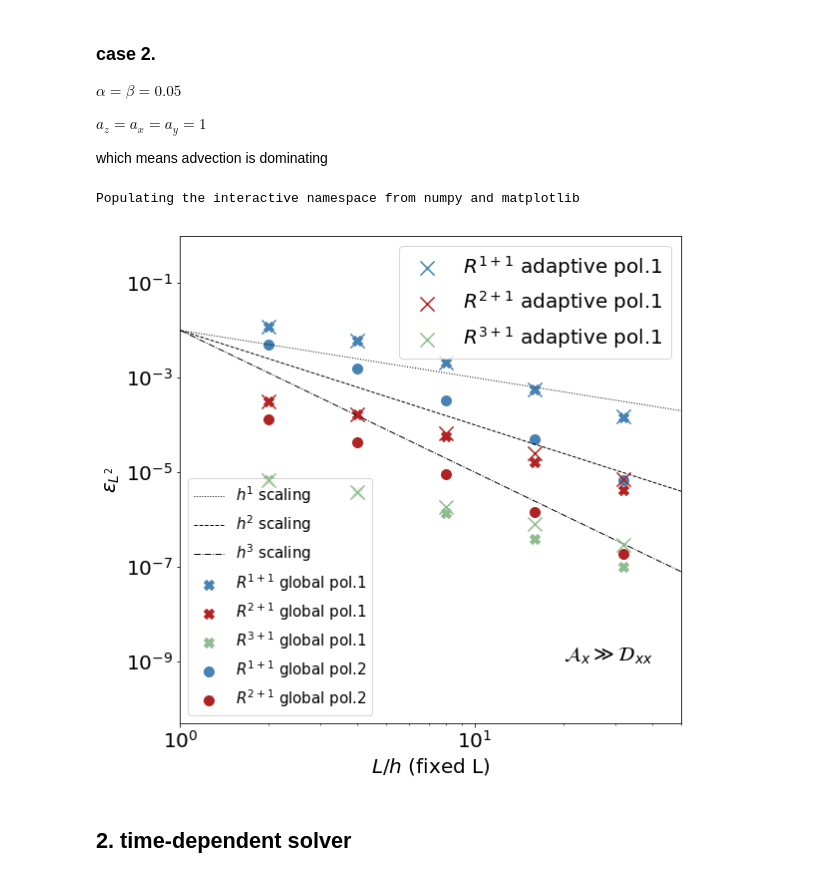
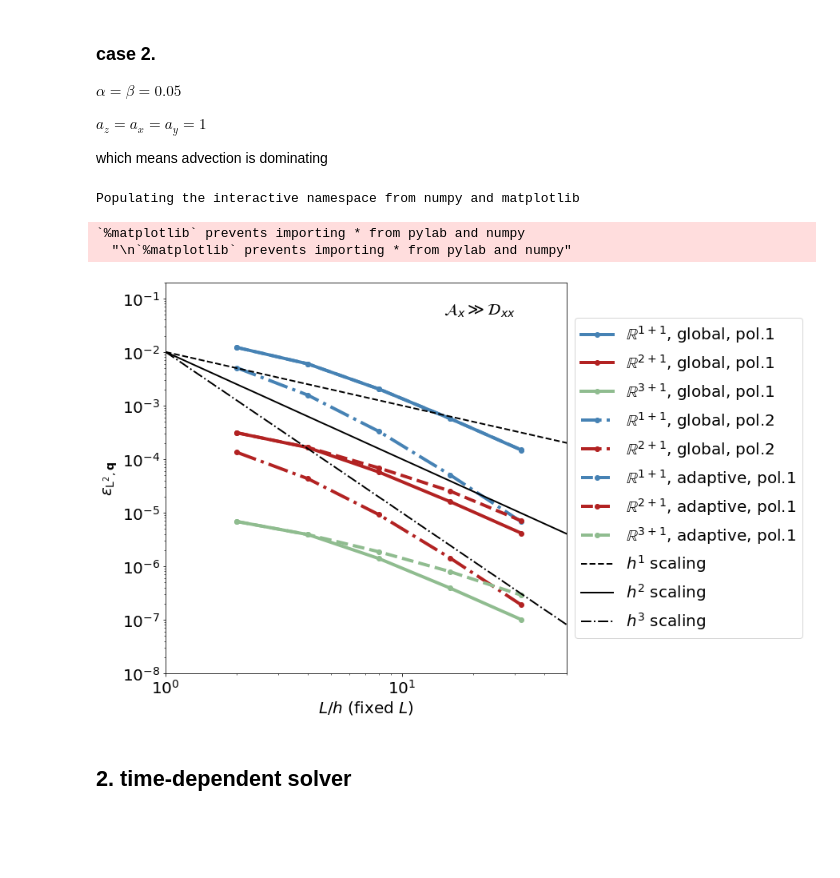
Before and after one commit to gioacchinowang/BIFET, a Jupyter notebook: examples/example_light_ADxx.ipynb, the cells around one changed output. Cells and saved outputs as stored; diff of their text form; code cells hidden in the pictures; blank space fills up the shorter version.

```diff
--- a/examples/example_light_ADxx.ipynb
+++ b/examples/example_light_ADxx.ipynb
@@ -236,56 +251,74 @@ e_2d_rg2 = array(matrix('0    0.000134061;\
 e_3d_ra1 = array(matrix('0    6.82644e-06;\
 1    3.89493e-06;\
 2    1.85483e-06;\
 3    7.90739e-07;\
 4    2.88236e-07'))
 
 e_3d_rg1 = array(matrix('0    6.82644e-06;\
 1    3.8918e-06;\
 2    1.38484e-06;\
 3    3.89549e-07;\
 4    1.00496e-07'))
 
 fig1, ax1 = plt.subplots(figsize=(9,9))
+#matplotlib.pyplot.grid(True, which="both")
 
-g1 = ax1.scatter(2**(e_1d_rg1[:,0]+1),e_1d_rg1[:,1],marker='X',s=100,c='steelblue',label='$R^{1+1}$ global pol.1')
-g2 = ax1.scatter(2**(e_2d_rg1[:,0]+1),e_2d_rg1[:,1],marker='X',s=100,c='firebrick',label='$R^{2+1}$ global pol.1')
-g3 = ax1.scatter(2**(e_3d_rg1[:,0]+1),e_3d_rg1[:,1],marker='X',s=100,c='darkseagreen',label='$R^{3+1}$ global pol.1')
+ylim = (1.e-8,0.2)
 
-g12 = ax1.scatter(2**(e_1d_rg2[:,0]+1),e_1d_rg2[:,1],marker='o',s=100,c='steelblue',label='$R^{1+1}$ global pol.2')
-g22 = ax1.scatter(2**(e_2d_rg2[:,0]+1),e_2d_rg2[:,1],marker='o',s=100,c='firebrick',label='$R^{2+1}$ global pol.2')
+g1 = ax1.plot(2**(e_1d_rg1[:,0]+1),e_1d_rg1[:,1],
+              marker='o',markersize=6,c='steelblue',linewidth=4,
+              label=r'$\mathbb{R}^{1+1}$, global, pol.1')
+g2 = ax1.plot(2**(e_2d_rg1[:,0]+1),e_2d_rg1[:,1],
+              marker='o',markersize=6,c='firebrick',linewidth=4,
+              label=r'$\mathbb{R}^{2+1}$, global, pol.1')
+g3 = ax1.plot(2**(e_3d_rg1[:,0]+1),e_3d_rg1[:,1],
+              marker='o',markersize=6,c='darkseagreen',linewidth=4,
+              label=r'$\mathbb{R}^{3+1}$, global, pol.1')
+
+g12 = ax1.plot(2**(e_1d_rg2[:,0]+1),e_1d_rg2[:,1],
+               marker='o',markersize=6,c='steelblue',linewidth=4,linestyle='-.',
+               label=r'$\mathbb{R}^{1+1}$, global, pol.2')
+g22 = ax1.plot(2**(e_2d_rg2[:,0]+1),e_2d_rg2[:,1],
+               marker='o',markersize=6,c='firebrick',linewidth=4,linestyle='-.',
+               label=r'$\mathbb{R}^{2+1}$, global, pol.2')
+
+a1 = ax1.plot(2**(e_1d_ra1[:,0]+1),e_1d_ra1[:,1],
+              marker='o',markersize=6,c='steelblue',linewidth=4,linestyle='--',
+              label=r'$\mathbb{R}^{1+1}$, adaptive, pol.1')
+a2 = ax1.plot(2**(e_2d_ra1[:,0]+1),e_2d_ra1[:,1],
+              marker='o',markersize=6,c='firebrick',linewidth=4,linestyle='--',
+              label=r'$\mathbb{R}^{2+1}$, adaptive, pol.1')
+a3 = ax1.plot(2**(e_3d_ra1[:,0]+1),e_3d_ra1[:,1],
+              marker='o',markersize=6,c='darkseagreen',linewidth=4,linestyle='--',
+              label=r'$\mathbb{R}^{3+1}$, adaptive, pol.1')
 
 x0 = linspace(1,300,20)
-l1 = ax1.plot(x0,0.01/x0**1,'k:',linewidth=1,label='$h^{1}$ scaling')
-l2 = ax1.plot(x0,0.01/x0**2,'k--',linewidth=1,label='$h^{2}$ scaling')
-l3 = ax1.plot(x0,0.01/x0**3,'k-.',linewidth=1,label='$h^{3}$ scaling')
+l1 = ax1.plot(x0,0.01/x0**1,'k--',linewidth=2,label=r'$h^{1}$ scaling')
+l2 = ax1.plot(x0,0.01/x0**2,'k-',linewidth=2,label=r'$h^{2}$ scaling')
+l3 = ax1.plot(x0,0.01/x0**3,'k-.',linewidth=2,label=r'$h^{3}$ scaling')
+
 ax1.set_xscale("log", nonposx='clip')
 ax1.set_yscale("log", nonposy='clip')
 #ax1.set_title('advection dominates', fontsize='20')
 ax1.tick_params(axis='both', which='major', labelsize='20')
 
-ax1.legend(loc=3,fontsize='15')
+lgd = ax1.legend(loc='center left', bbox_to_anchor=(1, 0.5),fontsize=20)
 ax1.set_xlim((1,50))
-ax1.set_ylim((5.e-11,1))
-ax1.set_xlabel('$L/h$ (fixed L)',fontsize='20')
-ax1.set_ylabel('$\epsilon_{L^2}$',fontsize='20')
+ax1.set_ylim(ylim)
+ax1.set_xlabel(r'$L/h$ (fixed $L$)',fontsize='20')
+ax1.set_ylabel(r'$\epsilon_{\mathrm{L}^2,\mathbf{q}}$',fontsize='20')
 
-ax2 = ax1.twinx()
-a1 = ax2.scatter(2**(e_1d_ra1[:,0]+1),e_1d_ra1[:,1],marker='x',s=200,c='steelblue',label='$R^{1+1}$ adaptive pol.1')
-a2 = ax2.scatter(2**(e_2d_ra1[:,0]+1),e_2d_ra1[:,1],marker='x',s=200,c='firebrick',label='$R^{2+1}$ adaptive pol.1')
-a3 = ax2.scatter(2**(e_3d_ra1[:,0]+1),e_3d_ra1[:,1],marker='x',s=200,c='darkseagreen',label='$R^{3+1}$ adaptive pol.1')
-ax2.set_yscale('log', nonposy='clip')
-ax2.set_ylim((5.e-11,1))
-ax2.legend(loc=1,fontsize='20')
-plt.axis('off')
 
-ax2.text(20,1.0e-9,'$\mathcal{A}_x \gg \mathcal{D}_{xx}$',fontsize=20)
+ax1.text(15,0.05,'$\mathcal{A}_x \gg \mathcal{D}_{xx}$',fontsize=20)
 
 #fig1.tight_layout()
 
-savefig('ADxx_err2.pdf')
+savefig('ADxx_err2.pdf', bbox_extra_artists=(lgd,), bbox_inches='tight')
 # %% [output]
 Populating the interactive namespace from numpy and matplotlib
+`%matplotlib` prevents importing * from pylab and numpy
+  "\n`%matplotlib` prevents importing * from pylab and numpy"
-[figure, old version]
+[figure, new version]
 # %% [markdown]
 ## 2. time-dependent solver
 # %% [markdown]
```
Also changed, not shown: parts of 3 cells of this notebook, 20 other files.
